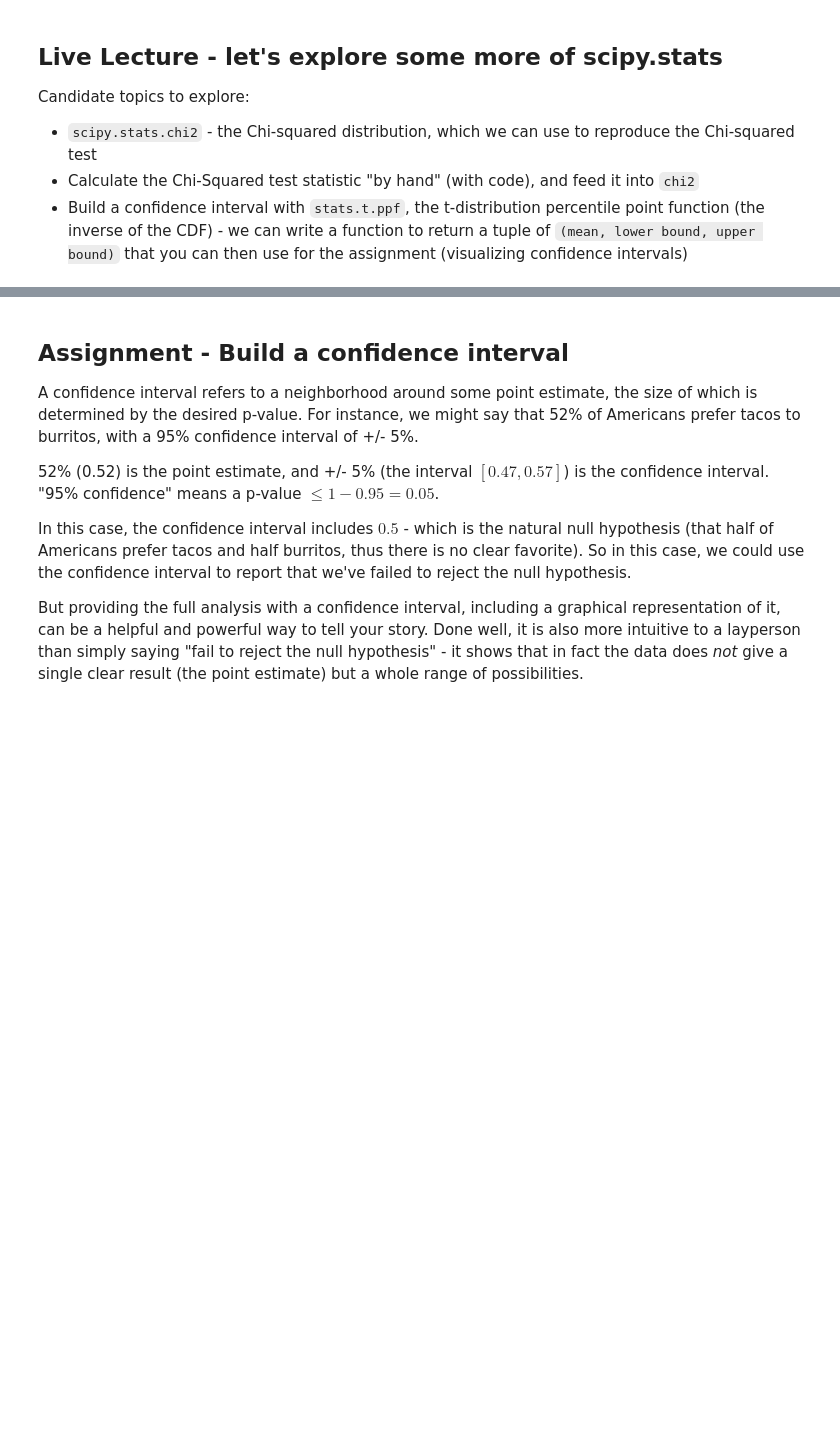
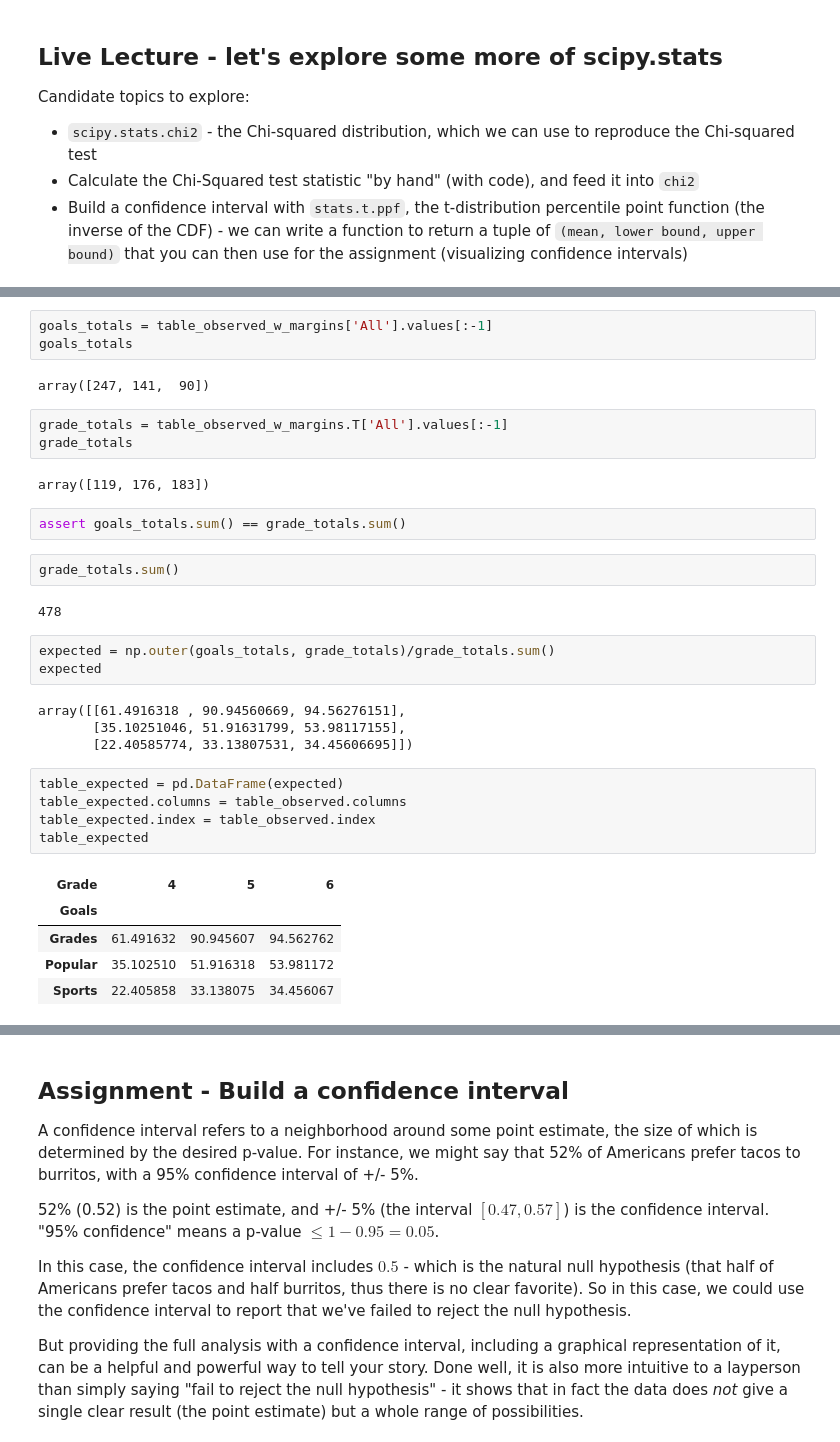
Before and after one commit to bloominstituteoftechnology/DS-Unit-1-Sprint-3-Statistical-Tests-and-Experiments, a Jupyter notebook: module2-sampling-confidence-intervals-and-hypothesis-testing/LS_DS_132_Sampling_Confidence_Intervals_and_Hypothesis_Testing.ipynb, the cells around one changed output, grey strips where cells are left out. Saved outputs shown, nothing was run; the diff lists cells and outputs as text; blank space fills up the shorter version.

```diff
--- a/module2-sampling-confidence-intervals-and-hypothesis-testing/LS_DS_132_Sampling_Confidence_Intervals_and_Hypothesis_Testing.ipynb
+++ b/module2-sampling-confidence-intervals-and-hypothesis-testing/LS_DS_132_Sampling_Confidence_Intervals_and_Hypothesis_Testing.ipynb
@@ -76,0 +158,34 @@ Candidate topics to explore:
+# %%
+goals_totals = table_observed_w_margins['All'].values[:-1]
+goals_totals
+# %% [output]
+array([247, 141,  90])
+# %%
+grade_totals = table_observed_w_margins.T['All'].values[:-1]
+grade_totals
+# %% [output]
+array([119, 176, 183])
+# %%
+assert goals_totals.sum() == grade_totals.sum()
+# %%
+grade_totals.sum()
+# %% [output]
+478
+# %%
+expected = np.outer(goals_totals, grade_totals)/grade_totals.sum()
+expected
+# %% [output]
+array([[61.4916318 , 90.94560669, 94.56276151],
+       [35.10251046, 51.91631799, 53.98117155],
+       [22.40585774, 33.13807531, 34.45606695]])
+# %%
+table_expected = pd.DataFrame(expected)
+table_expected.columns = table_observed.columns
+table_expected.index = table_observed.index
+table_expected
+# %% [output]
+| Grade | 4 | 5 | 6 |
+| Goals |  |  |  |
+| Grades | 61.491632 | 90.945607 | 94.562762 |
+| Popular | 35.102510 | 51.916318 | 53.981172 |
+| Sports | 22.405858 | 33.138075 | 34.456067 |
```
Also changed, not shown: parts of 31 cells of this notebook.
